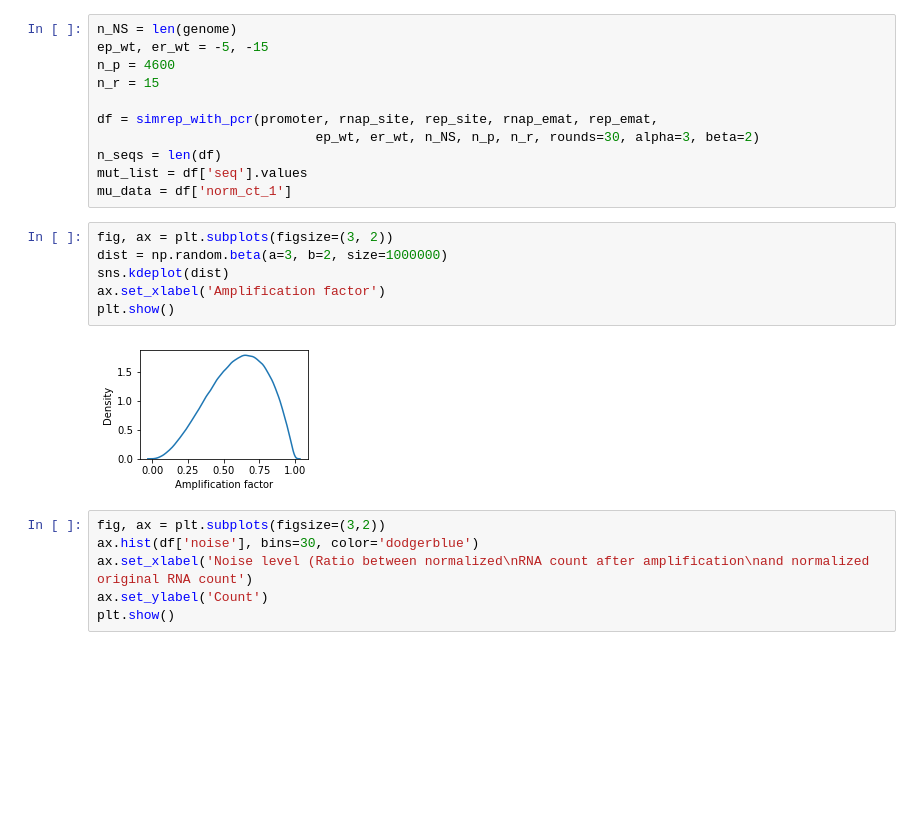
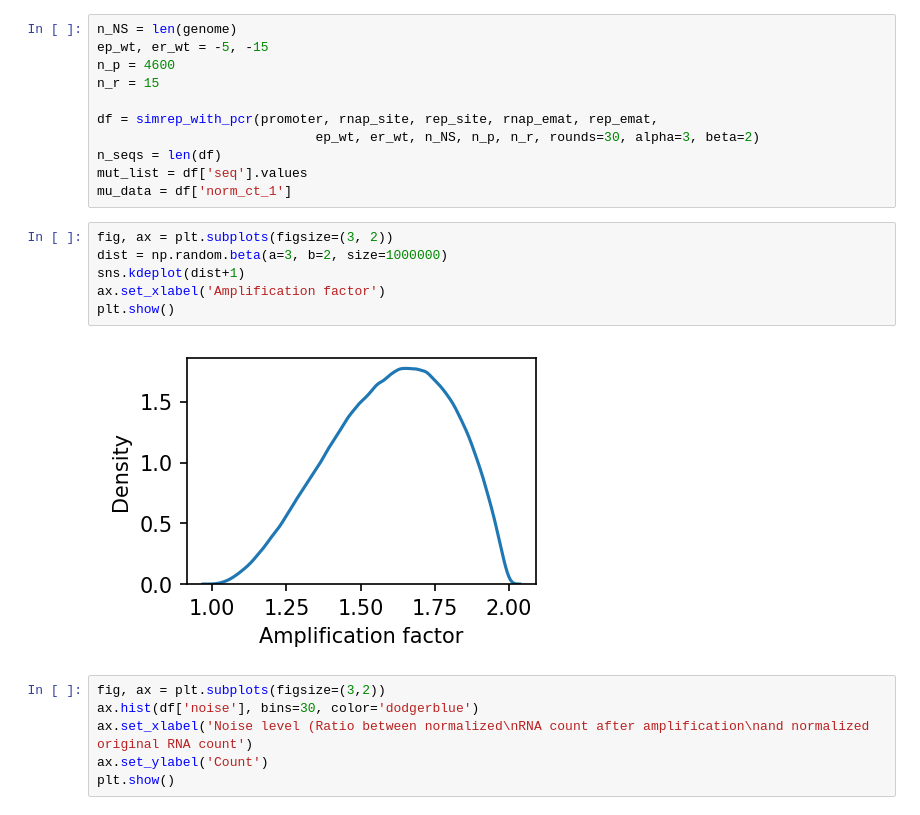
Before and after one commit to RPGroup-PBoC/theoretical_regseq, a Jupyter notebook: notebooks/noise/experimental_noise.ipynb, the cells around one changed output. Cells and saved outputs as stored; diff of their text form; blank space fills up the shorter version.

```diff
--- a/notebooks/noise/experimental_noise.ipynb
+++ b/notebooks/noise/experimental_noise.ipynb
@@ -101,11 +101,11 @@ mu_data = df['norm_ct_1']
 # %%
 fig, ax = plt.subplots(figsize=(3, 2))
 dist = np.random.beta(a=3, b=2, size=1000000)
-sns.kdeplot(dist)
+sns.kdeplot(dist+1)
 ax.set_xlabel('Amplification factor')
 plt.show()
 # %% [output]
-[figure, old version]
+[figure, new version]
 # %%
 fig, ax = plt.subplots(figsize=(3,2))
 ax.hist(df['noise'], bins=30, color='dodgerblue')
```
Also changed, not shown: 4 other files.
